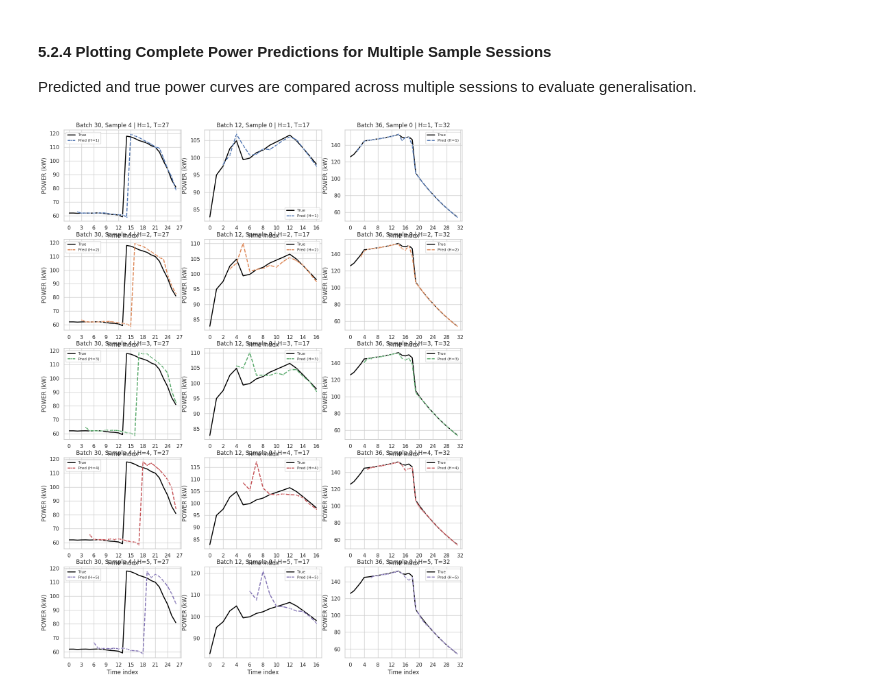
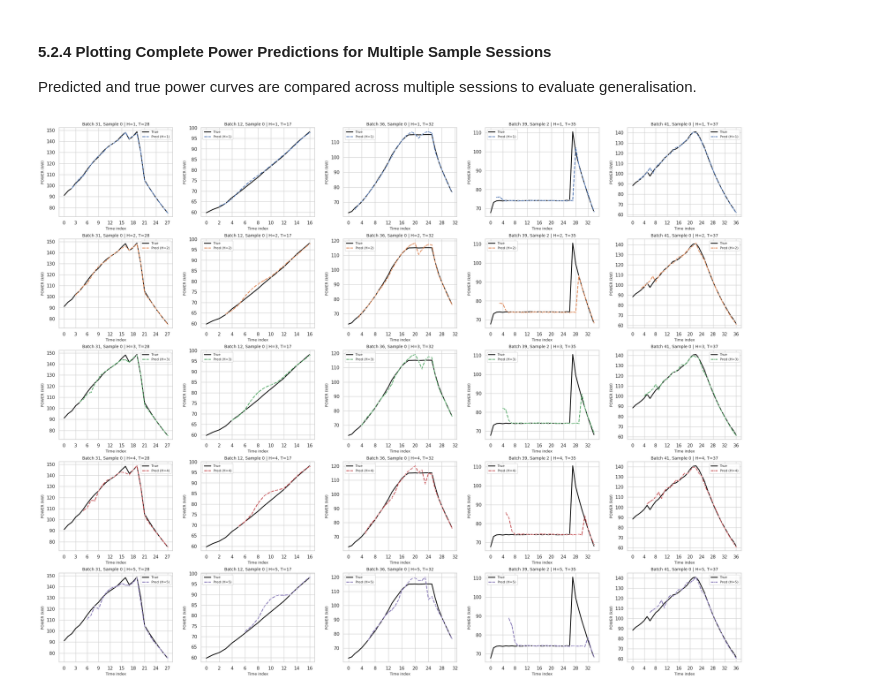
Before and after one commit to SebastianRokholt/Machine-Teaching-for-XAI--TimeSeries-Models, a Jupyter notebook: Notebooks/03__Modelling_v10.ipynb, the cells around one changed output. Saved outputs shown, nothing was run; the diff lists cells and outputs as text; code cells hidden in the pictures.

```diff
--- a/Notebooks/03__Modelling_v10.ipynb
+++ b/Notebooks/03__Modelling_v10.ipynb
@@ -452,7 +452,7 @@ class MultiHorizonTCN_Wide(nn.Module):
 
     def forward(self, x: torch.Tensor, seq_lengths: torch.Tensor):
         # x: (B, T, F) -> (B, C, T)
-        B, T, F = x.shape
+        B, T, RF = x.shape
         h = self.input_proj(x.transpose(1, 2))
         skip_sum = None
         for blk in self.blocks:
@@ -461,6 +461,8 @@ class MultiHorizonTCN_Wide(nn.Module):
 
         h = self.post(skip_sum)
         y = self.head(h).transpose(1, 2).view(B, T, self.horizon, self.num_targets)
+        # enforces non-negative SOC deltas with softplus
+        y = torch.cat([y[:, :, :, 0:1], F.softplus(y[:, :, :, 1:2])], dim=-1)
         return y, seq_lengths
 # %% [markdown]
 ### 3.3 Additional Learnable Weights
@@ -626,6 +628,13 @@ def plot_best_curves(best_result, title_prefix=""):
     if "val_rmse_soc"   in hist.columns: plt.plot(hist["epoch"], hist["val_rmse_soc"],   label="RMSE SOC (%)",   marker="o")
     plt.ylabel("RMSE"); plt.xlabel("Epoch")
     plt.title(f"{title_prefix} Validation RMSE"); plt.grid(True); plt.legend(); plt.tight_layout(); plt.show()
+
+
+# --- Global column indices (used in training/tuning loop and plotting) ---
+IDX_TEMP  = input_features.index("temp")
+IDX_NOM   = input_features.index("nominal_power")
+IDX_POWER = input_features.index("power")
+IDX_SOC   = input_features.index("soc")
 # %% [markdown]
 ### 4.2 Defining the Ray Trainables
 Ray Tune trainables are implemented to wrap model training into reproducible, distributed trials. Each trial logs training/validation metrics for later comparison.
@@ -948,6 +953,7 @@ else:
         cfg_tcn = {"hidden_dim": hidden_dim_infer, "num_layers": nl, "kernel_size": ksize_infer, "dropout": 0.0}
         model_tcn = build_model_tcn(cfg_tcn).to(DEVICE)
         model_tcn.load_state_dict(sd); model_tcn.eval()
-        print("[TCN] Loaded model from saved .pth (inferred architecture).")
+        print
+        ("[TCN] Loaded model from saved .pth (inferred architecture).")
     else:
         print("[TCN] No previous results or model found.")
@@ -1249,6 +1201,13 @@ bundle_tcn  = (fetch_sample_bundle(model_tcn,  test_loader, BATCH_INDEX, SAMPLE_
 #### 5.2.2 Plotting input-output pairs at time $t$ for a single session
 Grid plots display how well the model predicts specific outputs at different horizons, allowing horizon-wise error inspection.
 # %%
+# Create sample bundles
+BATCH_INDEX, SAMPLE_INDEX = 31, 0   # For selecting the session (from batch) we want to plot predictions for
+bundle_lstm = (fetch_sample_bundle(model_lstm, test_loader, BATCH_INDEX, SAMPLE_INDEX, DEVICE, power_scaler, soc_scaler)
+               if model_lstm is not None else None)
+bundle_tcn  = (fetch_sample_bundle(model_tcn,  test_loader, BATCH_INDEX, SAMPLE_INDEX, DEVICE, power_scaler, soc_scaler)
+               if model_tcn  is not None else None)
+
 if bundle_lstm is not None:
     plot_inputs_to_single_output_grid(bundle_lstm, i_list=[9,10,11,12,13,14], horizon=1, target="power",
                                       features_to_show=["power"], power_scaler=power_scaler, soc_scaler=soc_scaler,
@@ -1318,39 +1275,53 @@ def plot_grid_by_horizon(bundles: List[SampleBundle], power_scaler, soc_scaler,
     H = bundles[0].horizon; target_idx = 0 if target=="power" else 1
     scaler = power_scaler if target=="power" else soc_scaler
     ncols = len(bundles)
-    fig, axes = plt.subplots(nrows=H, ncols=ncols, figsize=(5*ncols, 4*H), squeeze=False, sharex=False, sharey=False)
+
+    fig, axes = plt.subplots(
+        nrows=H, ncols=ncols,
+        figsize=(5*ncols, 4*H),
+        squeeze=False, sharex=False, sharey=False
+    )
+    fig.subplots_adjust(hspace=0.25, wspace=0.25, left=0.06, right=0.98, top=0.96, bottom=0.06)
+
+    label_fs = 9
+    title_fs = 10
     palette = sns.color_palette("deep", n_colors=H)
 
     for col, b in enumerate(bundles):
         T = b.length; t_true = np.arange(T)
         true_unscaled = b.true_power_unscaled if target_idx==0 else b.true_soc_unscaled
         for h0 in range(H):
             ax = axes[h0, col]; h1 = h0 + 1
             i_valid = np.arange(1, T - h1)
             if i_valid.size == 0:
                 ax.text(0.5, 0.5, "No valid preds", ha="center", va="center"); ax.set_axis_off(); continue
             t_pred = i_valid + h1
             P_abs = reconstruct_abs_from_bundle(b, IDX_POWER, IDX_SOC)
             preds = scaler.inverse_transform(P_abs[i_valid, h0, target_idx].numpy().reshape(-1,1)).ravel()
 
             sns.lineplot(x=t_true, y=true_unscaled, color="black", linewidth=2, label="True", ax=ax)
             sns.lineplot(x=t_pred, y=preds, linestyle="--", linewidth=2, color=palette[h0],
                          label=f"Pred (H={h1})", marker="o", markersize=3, ax=ax)
 
-            ax.set_title(f"Batch {b.batch_index}, Sample {b.sample_index} | H={h1}, T={T}")
-            ax.set_xlabel("Time index"); ax.set_ylabel("POWER (kW)" if target_idx==0 else "SOC (%)")
-            ax.grid(True); ax.xaxis.set_major_locator(ticker.MaxNLocator(integer=True)); ax.legend(fontsize=8)
+            ax.set_title(f"Batch {b.batch_index}, Sample {b.sample_index} | H={h1}, T={T}", fontsize=title_fs)
+            ax.set_xlabel("Time index", fontsize=label_fs)
+            ax.set_ylabel("POWER (kW)" if target_idx==0 else "SOC (%)", fontsize=label_fs)
+            ax.grid(True)
+            ax.xaxis.set_major_locator(ticker.MaxNLocator(integer=True))
+            ax.legend(fontsize=8)
 
 
 if model_lstm is not None:
     bundles_l = [
         fetch_sample_bundle(model_lstm, test_loader, BATCH_INDEX, SAMPLE_INDEX, DEVICE, power_scaler, soc_scaler),
         fetch_sample_bundle(model_lstm, test_loader, 12, 0, DEVICE, power_scaler, soc_scaler),
         fetch_sample_bundle(model_lstm, test_loader, 36, 0, DEVICE, power_scaler, soc_scaler),
+        fetch_sample_bundle(model_tcn, test_loader, 39, 2, DEVICE, power_scaler, soc_scaler),
+        fetch_sample_bundle(model_tcn, test_loader, 41, 0, DEVICE, power_scaler, soc_scaler),
     ]
     plot_grid_by_horizon(bundles_l, power_scaler, soc_scaler, target="power")
 # %% [output]
-[figure, old version]
+[figure, new version]
 # %%
 if model_tcn is not None:
     bundles_c = [
```
Also changed, not shown: parts of 28 cells of this notebook, 9 other files.
